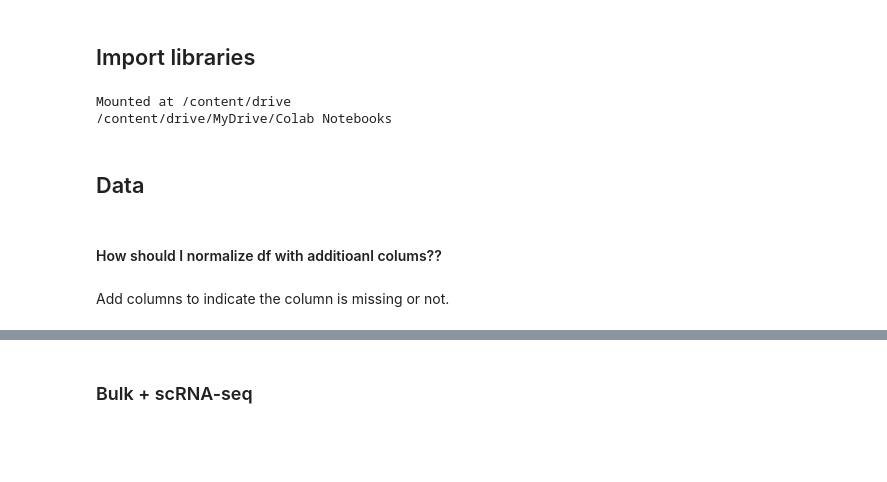
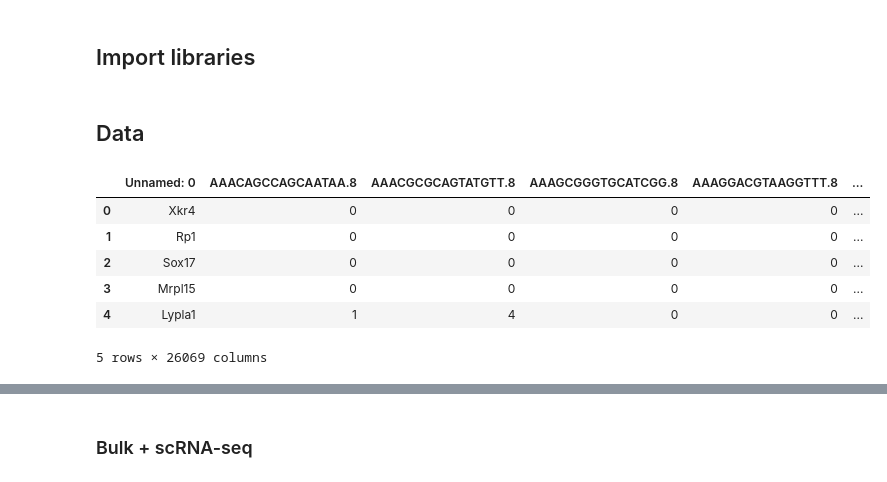
Before and after one commit to galopyz/hprc, a Jupyter notebook: circadian21.ipynb, the cells around one changed output, grey strips where cells are left out. Saved outputs shown, nothing was run; the diff lists cells and outputs as text; code cells hidden in the pictures; blank space fills up the shorter version.

```diff
--- a/circadian21.ipynb
+++ b/circadian21.ipynb
@@ -20,14 +23,13 @@ Clean version
 # %% [markdown]
 ## Import libraries
 # %%
-from google.colab import drive
-drive.mount('/content/drive')
-%cd /content/drive/MyDrive/'Colab Notebooks'
-!pip -q install torcheval
-!pip -q install datasets
+# from google.colab import drive
+# drive.mount('/content/drive')
+# %cd /content/drive/MyDrive/'Colab Notebooks'
+# !pip -q install torcheval
+# !pip -q install datasets
+# path = Path('data/circadian')
+path = Path('data')
-# %% [output]
-Mounted at /content/drive
-/content/drive/MyDrive/Colab Notebooks
 # %%
 import pandas as pd
 import numpy as np
@@ -101,7 +100,16 @@ df_mis = pd.DataFrame({f'{col}_missing':np.zeros(data.shape[0], dtype=int) for c
 data2 = data.join(df_mis)
 df = data2.join(meta_data.set_index('cell_name'))
 df['code'] = df.loc[:,'ZT'].str[-2:].map(float)
-# %% [markdown]
-#### How should I normalize df with additioanl colums??
-# %% [markdown]
-Add columns to indicate the column is missing or not.
+# %%
+batch_path = Path('~/Downloads/data')
+batch_ct = pd.read_csv(batch_path/'sc_RNA_ct.csv', low_memory=False)
+batch_zt = pd.read_csv(batch_path/'sc_RNA_ZT.csv', low_memory=False)
+batch_ct.head()
+# %% [output]
+|  | Unnamed: 0 | AAACAGCCAGCAATAA.8 | AAACGCGCAGTATGTT.8 | AAAGCGGGTGCATCGG.8 | AAAGGACGTAAGGTTT.8 | ... |
+| 0 | Xkr4 | 0 | 0 | 0 | 0 | ... |
+| 1 | Rp1 | 0 | 0 | 0 | 0 | ... |
+| 2 | Sox17 | 0 | 0 | 0 | 0 | ... |
+| 3 | Mrpl15 | 0 | 0 | 0 | 0 | ... |
+| 4 | Lypla1 | 1 | 4 | 0 | 0 | ... |
+5 rows × 26069 columns
```
Also changed, not shown: parts of 6 cells of this notebook.
